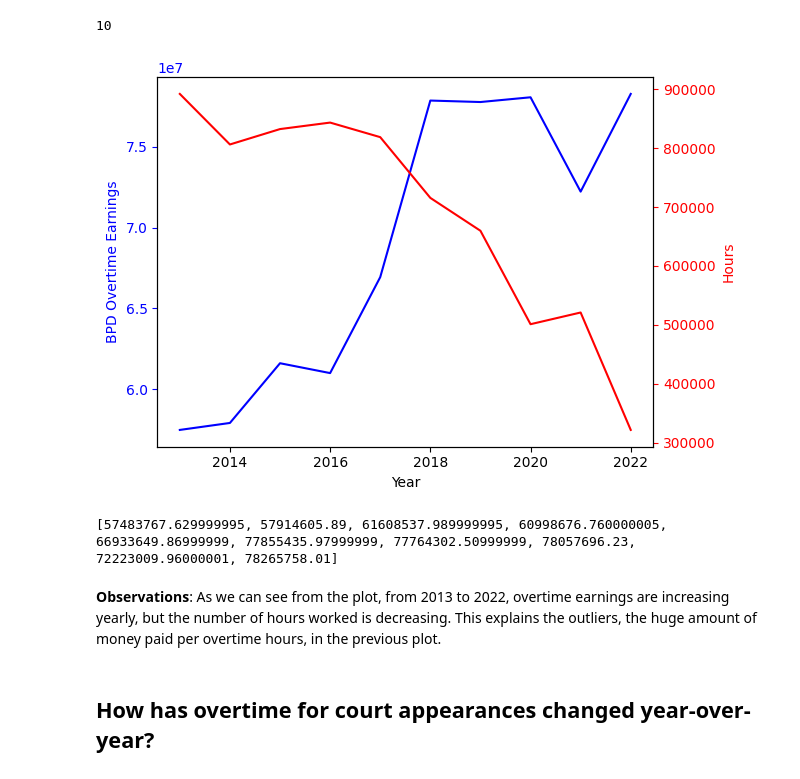
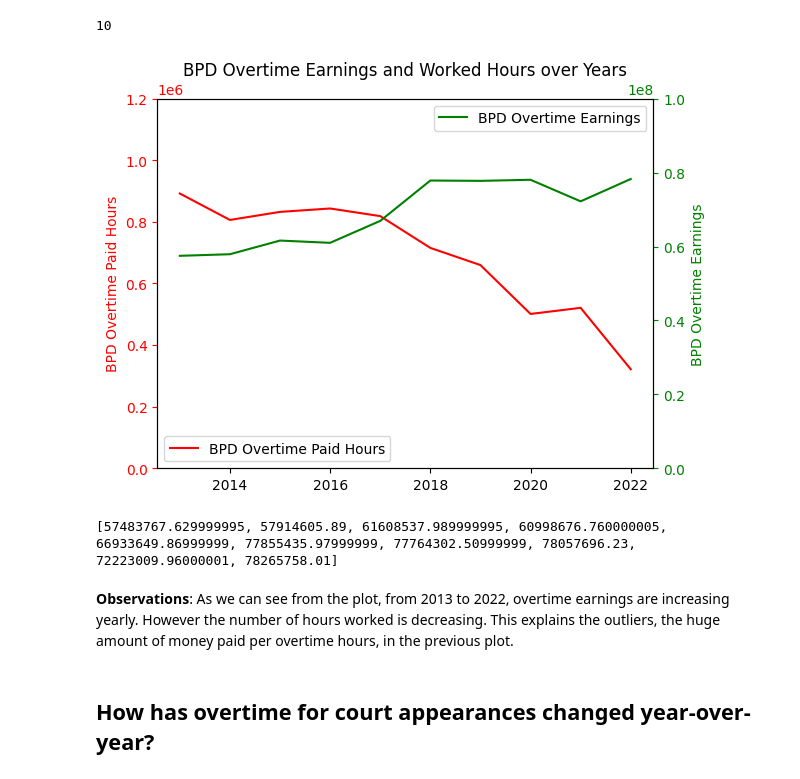
Before and after one commit to BU-Spark/ds-police-overtime, a Jupyter notebook: fa23-team-e/Research.ipynb, the cells around one changed output. Drawn from its saved outputs; the diff is of its cells as text; code cells hidden in the pictures.

```diff
--- a/fa23-team-e/Research.ipynb
+++ b/fa23-team-e/Research.ipynb
@@ -385,0 +511,6 @@ print(internal_affairs_officers.head())
+# %%
+crime_year = [i for i in range(2015, 2023)]
+num_crime_overyear = []
+
+for i in range(len(crime_year)):
+  num_crime_overyear.append(len(crime_data_list[i]))
@@ -385,0 +547,6 @@ print(internal_affairs_officers.head())
+# %%
+field_contact_overyear = []
+field_year = [i for i in range(2015, 2023)]
+
+for i in range(len(field_year)):
+  field_contact_overyear.append(len(field_contact_list[i]))
@@ -385,0 +574,6 @@ print(internal_affairs_officers.head())
+# %%
+num_distinct_emp = []
+overtime_year = [i for i in range(2013, 2023)]
+
+for i in range(len(overtime_year)):
+  num_distinct_emp.append(len(overtime_data_list[i]['EMPLOYEE'].unique()))
@@ -811,31 +1231,41 @@ print(len(overtime_paid_money))
 # %% [output]
 10
 # %%
-import matplotlib.pyplot as plt
-
 year = [i for i in range(2013, 2023)]
 # Create the first axis
 fig, ax1 = plt.subplots()
-# Plot the staffing data on the left axis
-ax1.plot(year, overtime_paid_money, color='blue', label='BPD Overtime Earnings')
-ax1.set_xlabel('Year')
-ax1.set_ylabel('BPD Overtime Earnings', color='blue')
-ax1.tick_params('y', colors='blue')
+# Plot the overtime hour  on the left axis
+ax1.plot(year, overtime_paid_hours, color='red', label='BPD Overtime Paid Hours')
+ax1.set_ylabel('BPD Overtime Paid Hours', color='red')
+ax1.tick_params('y', colors='red')
+# Set the y-axis range for overtime_paid_hours
+ax1.set_ylim([0, 1200000])
+
 
 # Create the second axis sharing the same x-axis
 ax2 = ax1.twinx()
-# Plot the second data on the right axis
-ax2.plot(year, overtime_paid_hours, color='red', label='BPD Overtime Paid Hours')
-ax2.set_ylabel('Hours', color='red')
-ax2.tick_params('y', colors='red')
+ax2.plot(year, overtime_paid_money, color='green', label='BPD Overtime Earnings')
+ax2.set_xlabel('Year')
+ax2.set_ylabel('BPD Overtime Earnings', color='green')
+ax2.tick_params('y', colors='green')
+ax2.set_ylim([0, 100000000])
+
+# Display the legend
+ax1.legend(loc='lower left')
+ax2.legend(loc='upper right')
+plt.title("BPD Overtime Earnings and Worked Hours over Years")
+
+# Show the plot
+plt.show()
 # %% [output]
-[figure, old version]
+[figure, new version]
 # %%
 print(overtime_paid_money)
 # %% [output]
 [57483767.629999995, 57914605.89, 61608537.989999995, 60998676.760000005, 66933649.86999999, 77855435.97999999, 77764302.50999999, 78057696.23, 72223009.96000001, 78265758.01]
 # %% [markdown]
-**Observations**: As we can see from the plot, from 2013 to 2022, overtime earnings are increasing yearly, but the number of hours worked is decreasing. This explains the outliers, the huge amount of money paid per overtime hours, in the previous plot.
+**Observations**:
+As we can see from the plot, from 2013 to 2022, overtime earnings are increasing yearly. However the number of hours worked is decreasing. This explains the outliers, the huge amount of money paid per overtime hours, in the previous plot.
 # %% [markdown]
 ## How has overtime for court appearances changed year-over-year?
 # %% [markdown]
```
Also changed, not shown: parts of 59 cells of this notebook.
